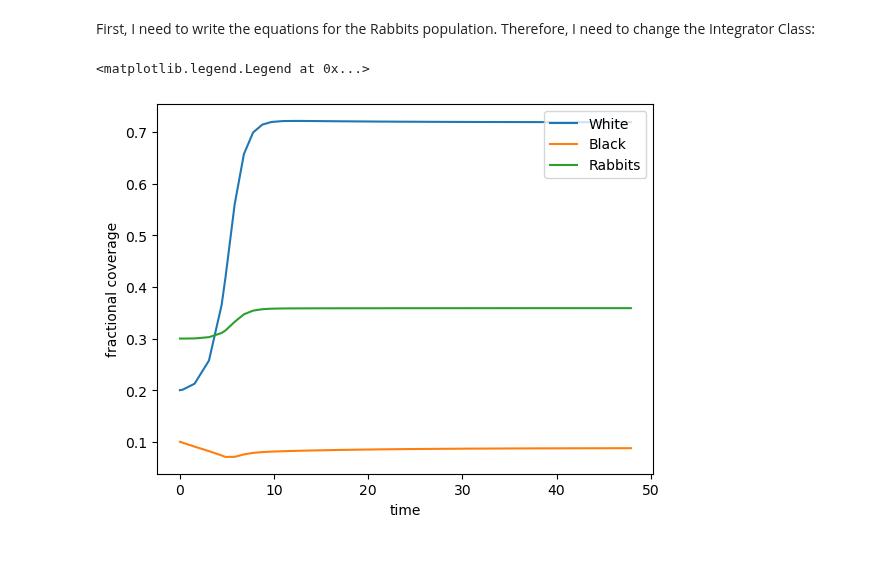
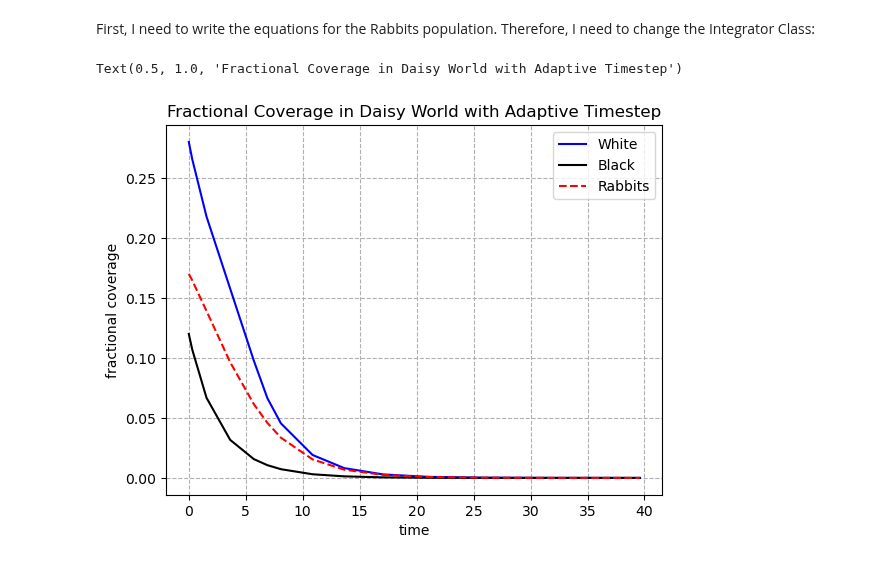
Before and after one commit to valenzuela12/numeric_2024, a Jupyter notebook: worksheets/Worksheets_Lab5/Problem_Predator.ipynb, the cells around one changed output. Saved outputs shown, nothing was run; the diff lists cells and outputs as text; code cells hidden in the pictures.

```diff
--- a/worksheets/Worksheets_Lab5/Problem_Predator.ipynb
+++ b/worksheets/Worksheets_Lab5/Problem_Predator.ipynb
@@ -99,27 +69,35 @@ class Integ54(Integrator):
         else:
             beta_w = 0.0
         user = self.uservars
+        ###################################################
+        # NEW EQUATIONS
         bare = 1.0 - y[0] - y[1]
-        # more rabbits imply less daisies
-        rabbits = y[0] + y[1] #<--- Fraction of rabbits proportional to the daisies fractions
+        bare_r = 1 - y[2]
+        #
+        i_rabbits = 0.6 * ((y[0] + y[1]))
+        #
+        grazing = 0.5 * y[2]
+
         f = np.empty_like(y)
-        f[0] = y[0] * (beta_w * bare - (user.chi*(rabbits*(1-user.chirabbits))))
-        f[1] = y[1] * (beta_b * bare - (user.chi*(rabbits*(1-user.chirabbits))))
-        f[2] = (rabbits)*(user.chirabbits*((f[0]+f[1])*(1-user.chi)))
+        f[0] = y[0] * (beta_w * bare - user.chi) - y[0]*grazing
+        f[1] = y[1] * (beta_b * bare - user.chi) - y[1]*grazing
+        f[2] = y[2] * (i_rabbits * bare_r - user.chirabbits)
         return f
 # %%
 import pandas as pd
 theSolver = Integ54('predators.yaml')
 timevals, yVals, errorList = theSolver.timeloop5Err()
 
-yvals = pd.DataFrame.from_records(yVals, columns=['white', 'black', 'rabbits'])
+yvals = pd.DataFrame(yVals, columns=['white', 'black', 'rabbits'])
 # %%
-plt.plot(timevals, yvals['white'], label='White')
-plt.plot(timevals, yvals['black'], label='Black')
-plt.plot(timevals, yvals['rabbits'], label='Rabbits')
+plt.plot(timevals, yvals['white'], 'b', label='White')
+plt.plot(timevals, yvals['black'], 'k',label='Black')
+plt.plot(timevals, yvals['rabbits'], '--r', label='Rabbits')
 plt.xlabel('time')
 plt.ylabel('fractional coverage')
 plt.legend()
+plt.grid(linestyle='--')
+plt.title('Fractional Coverage in Daisy World with Adaptive Timestep')
 # %% [output]
-<matplotlib.legend.Legend at 0x...>
+Text(0.5, 1.0, 'Fractional Coverage in Daisy World with Adaptive Timestep')
-[figure, old version]
+[figure, new version]
```
Also changed, not shown: parts of 1 cell of this notebook, 9 other files.
